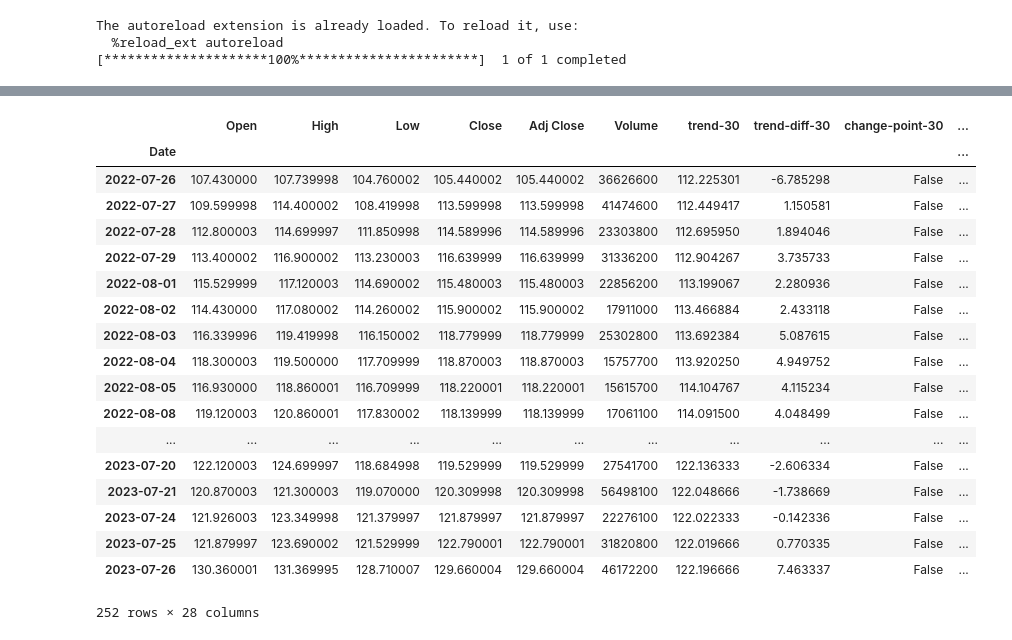
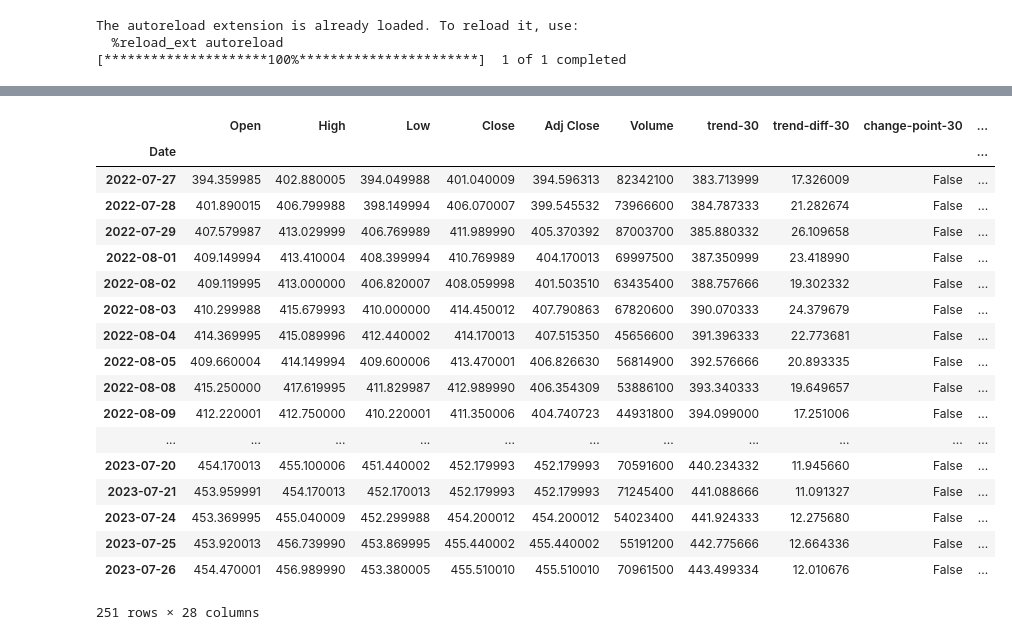
Before and after one commit to j03m/alfred, a Jupyter notebook: notebooks/back_test_visualizer.ipynb, the cells around one changed output, grey strips where cells are left out. Cells and saved outputs as stored; diff of their text form; code cells hidden in the pictures.

Commit message:
fix backtest render

```diff
--- a/notebooks/back_test_visualizer.ipynb
+++ b/notebooks/back_test_visualizer.ipynb
@@ -23,8 +23,9 @@ from datetime import datetime, timedelta
 init_notebook_mode(connected=True)
 windows = [300, 600, 900, 1500]
 
-symbol = "GOOG"
-file = f"../backtests/{symbol}-model-back-test.csv"
+symbol = "SPY"
+#file = f"../backtests/{symbol}-model-back-test.csv"
+file = f"../backtests/{symbol}-expert-back-test.csv"
 period = 365
 pd.options.display.max_rows = None
 inverse = None # set to anything to graph inverse longs
@@ -79,8 +80,8 @@ def analyze_and_graph(file, symbol, period, df):
         add_line(fig, analytics_df, trend_col, f"moving-avg-{period}", color)
 
     analytics_df["expert"] = env.expert_actions
-    analytics_df["expert_buy"] =  np.where(analytics_df["expert"] == 1, analytics_df["Close"], np.nan)
-    analytics_df["expert_sell"] =  np.where(analytics_df["expert"] == 2, analytics_df["Close"], np.nan)
+    analytics_df["expert_buy"] =  np.where(analytics_df["expert"] == 0, analytics_df["Close"], np.nan)
+    analytics_df["expert_sell"] =  np.where(analytics_df["expert"] == 1, analytics_df["Close"], np.nan)
     add_marker(fig, analytics_df, "expert_buy", "expert_buy", "triangle-up", 8, "springgreen")
     add_marker(fig, analytics_df, "expert_sell", "expert_sell", "triangle-down", 8, "purple")
 
@@ -92,49 +93,49 @@ def analyze_and_graph(file, symbol, period, df):
     indexes=[1,2,3]
     for period, color, index in zip(periods, colors, indexes):
         fig.add_trace(go.Bar(x=analytics_df.index, y=analytics_df[f'polynomial_derivative-{period}'], marker=dict(color=f'{color}', colorscale='Viridis'), name=f'Polynomial Derivative {period}'), row=index, col=1)
 
     fig.update_layout(title='Backtest Analysis', xaxis_title='Date', height=800)
     fig.show()
 
     return ledger, training_window.test_df, env, analytics_df
 
 ticker_obj = yf.download(tickers=symbol)
 df = pd.DataFrame(ticker_obj)
 
 
 ledger, df2, env, analytics_df = analyze_and_graph(file, symbol, 365*4, df)
 #ledger, df2 = analyze_and_graph_range(file, symbol, "03-27-2020", "12-17-2021", df)
 
 # Display metrics as text
 metrics = analyze_trades(ledger, symbol, period)
 metrics["file"] = file
 metrics_df = metrics_to_dataframe(metrics)
 analytics_df
 #df2[["moving_avg", "change_points", "rt", "Close"]]
 # %% [output]
 The autoreload extension is already loaded. To reload it, use:
   %reload_ext autoreload
 [*********************100%***********************]  1 of 1 completed
 [interactive output not drawn]
 [interactive output not drawn]
 |  | Open | High | Low | Close | Adj Close | Volume | trend-30 | trend-diff-30 | change-point-30 | ... |
 | Date |  |  |  |  |  |  |  |  |  | ... |
-| 2022-07-26 | 107.430000 | 107.739998 | 104.760002 | 105.440002 | 105.440002 | 36626600 | 112.225301 | -6.785298 | False | ... |
-| 2022-07-27 | 109.599998 | 114.400002 | 108.419998 | 113.599998 | 113.599998 | 41474600 | 112.449417 | 1.150581 | False | ... |
-| 2022-07-28 | 112.800003 | 114.699997 | 111.850998 | 114.589996 | 114.589996 | 23303800 | 112.695950 | 1.894046 | False | ... |
-| 2022-07-29 | 113.400002 | 116.900002 | 113.230003 | 116.639999 | 116.639999 | 31336200 | 112.904267 | 3.735733 | False | ... |
-| 2022-08-01 | 115.529999 | 117.120003 | 114.690002 | 115.480003 | 115.480003 | 22856200 | 113.199067 | 2.280936 | False | ... |
-| 2022-08-02 | 114.430000 | 117.080002 | 114.260002 | 115.900002 | 115.900002 | 17911000 | 113.466884 | 2.433118 | False | ... |
-| 2022-08-03 | 116.339996 | 119.419998 | 116.150002 | 118.779999 | 118.779999 | 25302800 | 113.692384 | 5.087615 | False | ... |
-| 2022-08-04 | 118.300003 | 119.500000 | 117.709999 | 118.870003 | 118.870003 | 15757700 | 113.920250 | 4.949752 | False | ... |
-| 2022-08-05 | 116.930000 | 118.860001 | 116.709999 | 118.220001 | 118.220001 | 15615700 | 114.104767 | 4.115234 | False | ... |
-| 2022-08-08 | 119.120003 | 120.860001 | 117.830002 | 118.139999 | 118.139999 | 17061100 | 114.091500 | 4.048499 | False | ... |
+| 2022-07-27 | 394.359985 | 402.880005 | 394.049988 | 401.040009 | 394.596313 | 82342100 | 383.713999 | 17.326009 | False | ... |
+| 2022-07-28 | 401.890015 | 406.799988 | 398.149994 | 406.070007 | 399.545532 | 73966600 | 384.787333 | 21.282674 | False | ... |
+| 2022-07-29 | 407.579987 | 413.029999 | 406.769989 | 411.989990 | 405.370392 | 87003700 | 385.880332 | 26.109658 | False | ... |
+| 2022-08-01 | 409.149994 | 413.410004 | 408.399994 | 410.769989 | 404.170013 | 69997500 | 387.350999 | 23.418990 | False | ... |
+| 2022-08-02 | 409.119995 | 413.000000 | 406.820007 | 408.059998 | 401.503510 | 63435400 | 388.757666 | 19.302332 | False | ... |
+| 2022-08-03 | 410.299988 | 415.679993 | 410.000000 | 414.450012 | 407.790863 | 67820600 | 390.070333 | 24.379679 | False | ... |
+| 2022-08-04 | 414.369995 | 415.089996 | 412.440002 | 414.170013 | 407.515350 | 45656600 | 391.396333 | 22.773681 | False | ... |
+| 2022-08-05 | 409.660004 | 414.149994 | 409.600006 | 413.470001 | 406.826630 | 56814900 | 392.576666 | 20.893335 | False | ... |
+| 2022-08-08 | 415.250000 | 417.619995 | 411.829987 | 412.989990 | 406.354309 | 53886100 | 393.340333 | 19.649657 | False | ... |
+| 2022-08-09 | 412.220001 | 412.750000 | 410.220001 | 411.350006 | 404.740723 | 44931800 | 394.099000 | 17.251006 | False | ... |
 | ... | ... | ... | ... | ... | ... | ... | ... | ... | ... | ... |
-| 2023-07-20 | 122.120003 | 124.699997 | 118.684998 | 119.529999 | 119.529999 | 27541700 | 122.136333 | -2.606334 | False | ... |
-| 2023-07-21 | 120.870003 | 121.300003 | 119.070000 | 120.309998 | 120.309998 | 56498100 | 122.048666 | -1.738669 | False | ... |
-| 2023-07-24 | 121.926003 | 123.349998 | 121.379997 | 121.879997 | 121.879997 | 22276100 | 122.022333 | -0.142336 | False | ... |
-| 2023-07-25 | 121.879997 | 123.690002 | 121.529999 | 122.790001 | 122.790001 | 31820800 | 122.019666 | 0.770335 | False | ... |
-| 2023-07-26 | 130.360001 | 131.369995 | 128.710007 | 129.660004 | 129.660004 | 46172200 | 122.196666 | 7.463337 | False | ... |
+| 2023-07-20 | 454.170013 | 455.100006 | 451.440002 | 452.179993 | 452.179993 | 70591600 | 440.234332 | 11.945660 | False | ... |
+| 2023-07-21 | 453.959991 | 454.170013 | 452.170013 | 452.179993 | 452.179993 | 71245400 | 441.088666 | 11.091327 | False | ... |
+| 2023-07-24 | 453.369995 | 455.040009 | 452.299988 | 454.200012 | 454.200012 | 54023400 | 441.924333 | 12.275680 | False | ... |
+| 2023-07-25 | 453.920013 | 456.739990 | 453.869995 | 455.440002 | 455.440002 | 55191200 | 442.775666 | 12.664336 | False | ... |
+| 2023-07-26 | 454.470001 | 456.989990 | 453.380005 | 455.510010 | 455.510010 | 70961500 | 443.499334 | 12.010676 | False | ... |
-252 rows × 28 columns
+251 rows × 28 columns
 # %%
 ledger
```
Also changed, not shown: 3 other files.
